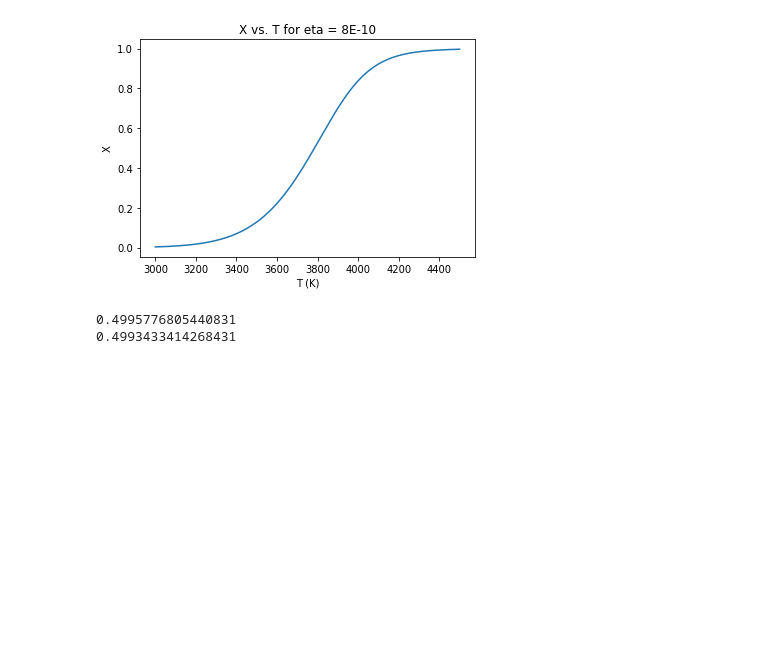
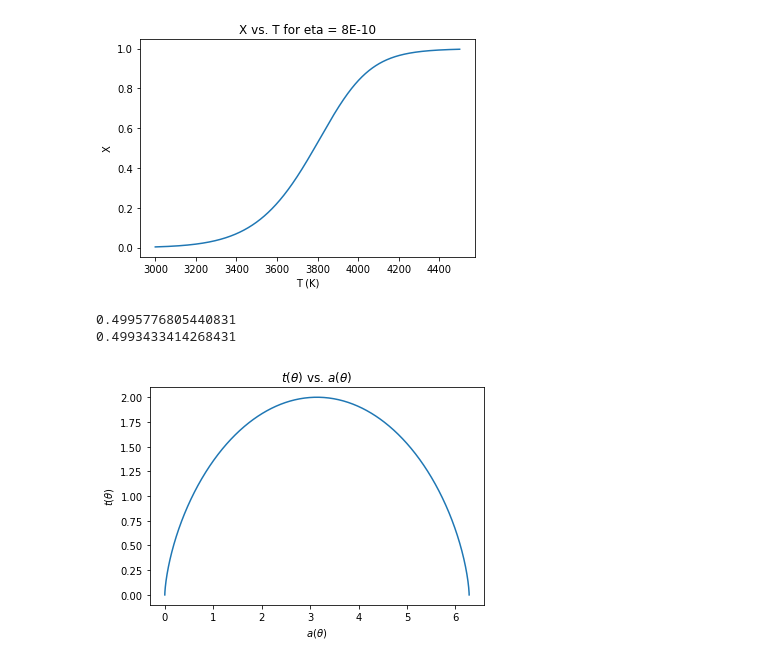
Before and after one commit to RioWeil/Ryden-Solutions, a Jupyter notebook: Images/plotting.ipynb, the cells around one changed output. Saved outputs shown, nothing was run; the diff lists cells and outputs as text; code cells hidden in the pictures; blank space fills up the shorter version.

Commit message:
Correction of 10.3old error, add 5.a plot.

```diff
--- a/Images/plotting.ipynb
+++ b/Images/plotting.ipynb
@@ -72,3 +72,20 @@ print(Xtwo[784])
 # %% [output]
 0.4995776805440831
 0.4993433414268431
+# %%
+thetas = np.linspace(0, 2*np.pi, 1000)
+# %%
+def a(theta, Omega0):
+    return 0.5 * Omega0/(Omega0 - 1) * (1 - np.cos(theta))
+
+def t(theta, Omega0, H0):
+    return 0.5 / H0 * Omega0/(Omega0-1)**(3/2) * (theta - np.sin(theta))
+# %%
+plt.plot(t(thetas, 2, 1), a(thetas, 2))
+plt.title(r"$t(\theta)$ vs. $a(\theta)$")
+plt.xlabel(r"$a(\theta)$")
+plt.ylabel(r"$t(\theta)$")
+plt.savefig("Q5-A.pdf")
+plt.show()
+# %% [output]
+[figure, added]
```
Also changed, not shown: 4 other files.
